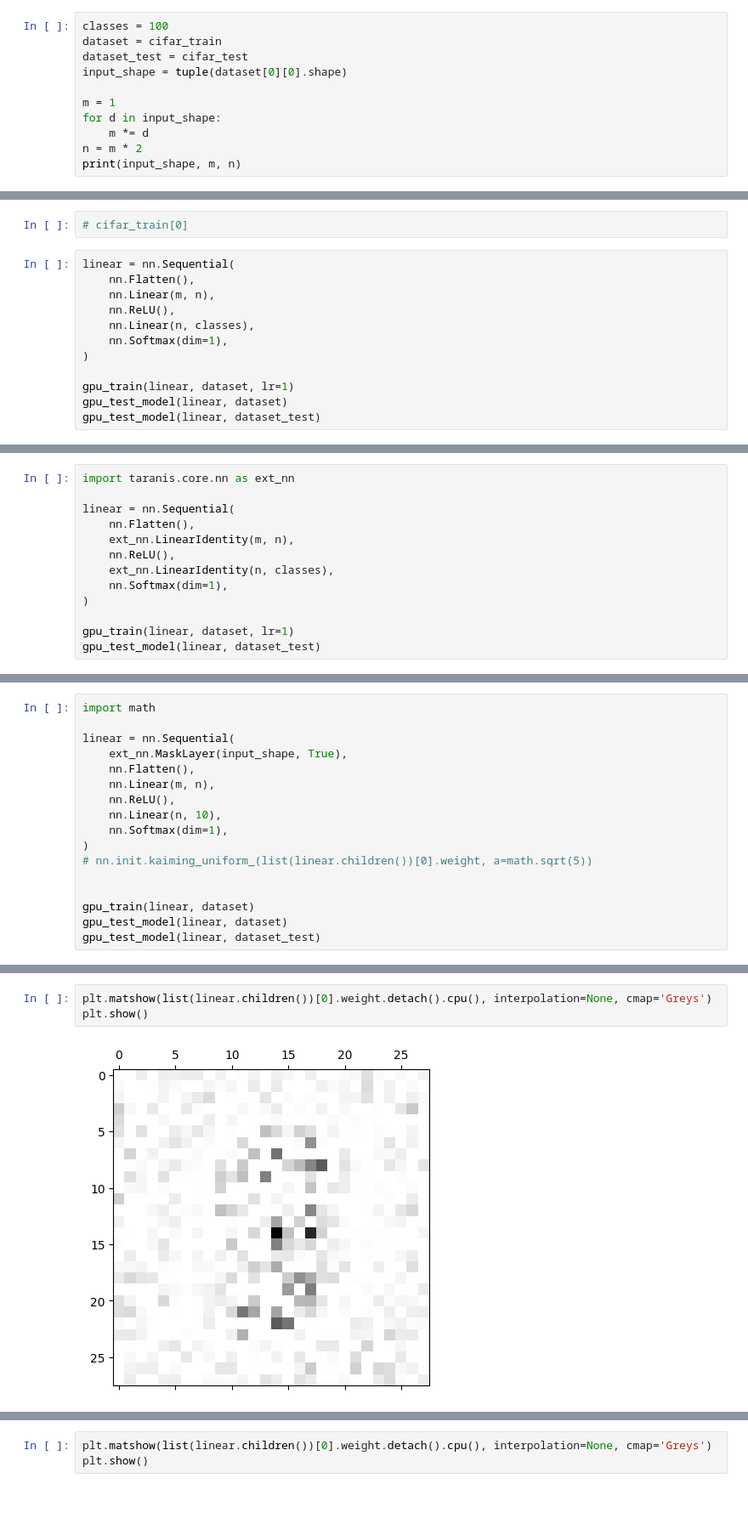
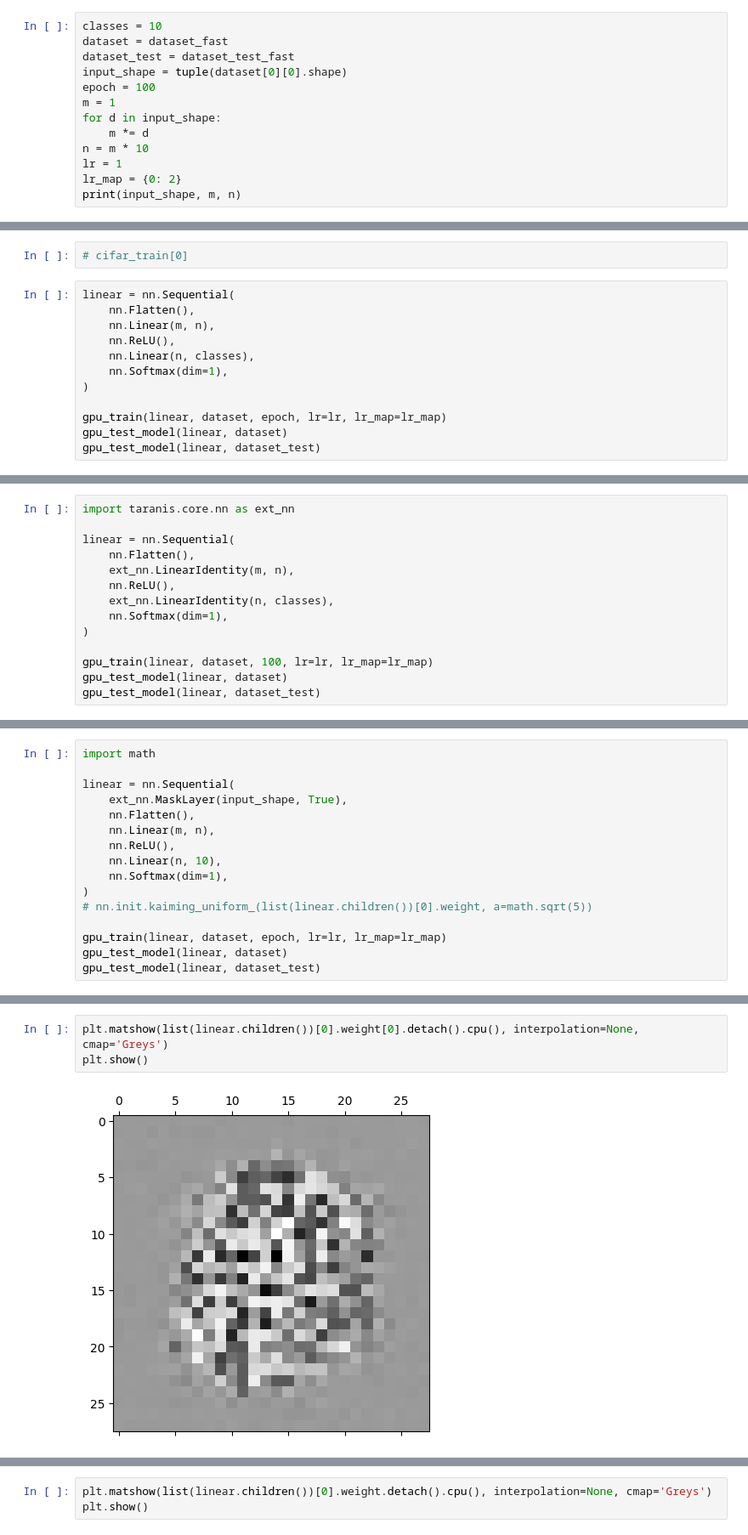
Before and after one commit to kiwi-lang/taranis, a Jupyter notebook: examples/Experiments.ipynb, the cells around one changed output, grey strips where cells are left out. Shown at 85% size. Drawn from its saved outputs; the diff is of its cells as text; blank space fills up the shorter version.

```diff
--- a/examples/Experiments.ipynb
+++ b/examples/Experiments.ipynb
@@ -62,12 +56,14 @@ Files already downloaded and verified
 # %%
-classes = 100
-dataset = cifar_train
-dataset_test = cifar_test
+classes = 10
+dataset = dataset_fast
+dataset_test = dataset_test_fast
 input_shape = tuple(dataset[0][0].shape)
-
+epoch = 100
 m = 1
 for d in input_shape:
     m *= d
-n = m * 2
+n = m * 10
+lr = 1
+lr_map = {0: 2}
 print(input_shape, m, n)
 # %% [output]
@@ -83,7 +79,7 @@ linear = nn.Sequential(
     nn.Softmax(dim=1),
 )
 
-gpu_train(linear, dataset, lr=1)
+gpu_train(linear, dataset, epoch, lr=lr, lr_map=lr_map)
 gpu_test_model(linear, dataset)
 gpu_test_model(linear, dataset_test)
 # %% [output]
@@ -110,6 +183,7 @@ linear = nn.Sequential(
     nn.Softmax(dim=1),
 )
 
-gpu_train(linear, dataset, lr=1)
+gpu_train(linear, dataset, 100, lr=lr, lr_map=lr_map)
+gpu_test_model(linear, dataset)
 gpu_test_model(linear, dataset_test)
 # %% [output]
@@ -128,8 +218,7 @@ linear = nn.Sequential(
 )
 # nn.init.kaiming_uniform_(list(linear.children())[0].weight, a=math.sqrt(5))
 
-
-gpu_train(linear, dataset)
+gpu_train(linear, dataset, epoch, lr=lr, lr_map=lr_map)
 gpu_test_model(linear, dataset)
 gpu_test_model(linear, dataset_test)
 # %% [output]
@@ -140,8 +242,8 @@ Compile with `TORCH_USE_CUDA_DSA` to enable device-side assertions.
 # %%
-plt.matshow(list(linear.children())[0].weight.detach().cpu(), interpolation=None, cmap='Greys')
+plt.matshow(list(linear.children())[0].weight[0].detach().cpu(), interpolation=None, cmap='Greys')
 plt.show()
 # %% [output]
-[figure, old version]
+[figure, new version]
 # %%
 linear = nn.Sequential(
     ext_nn.MaskLayer(input_shape, True),
```
Also changed, not shown: parts of 13 cells of this notebook, 2 other files.
